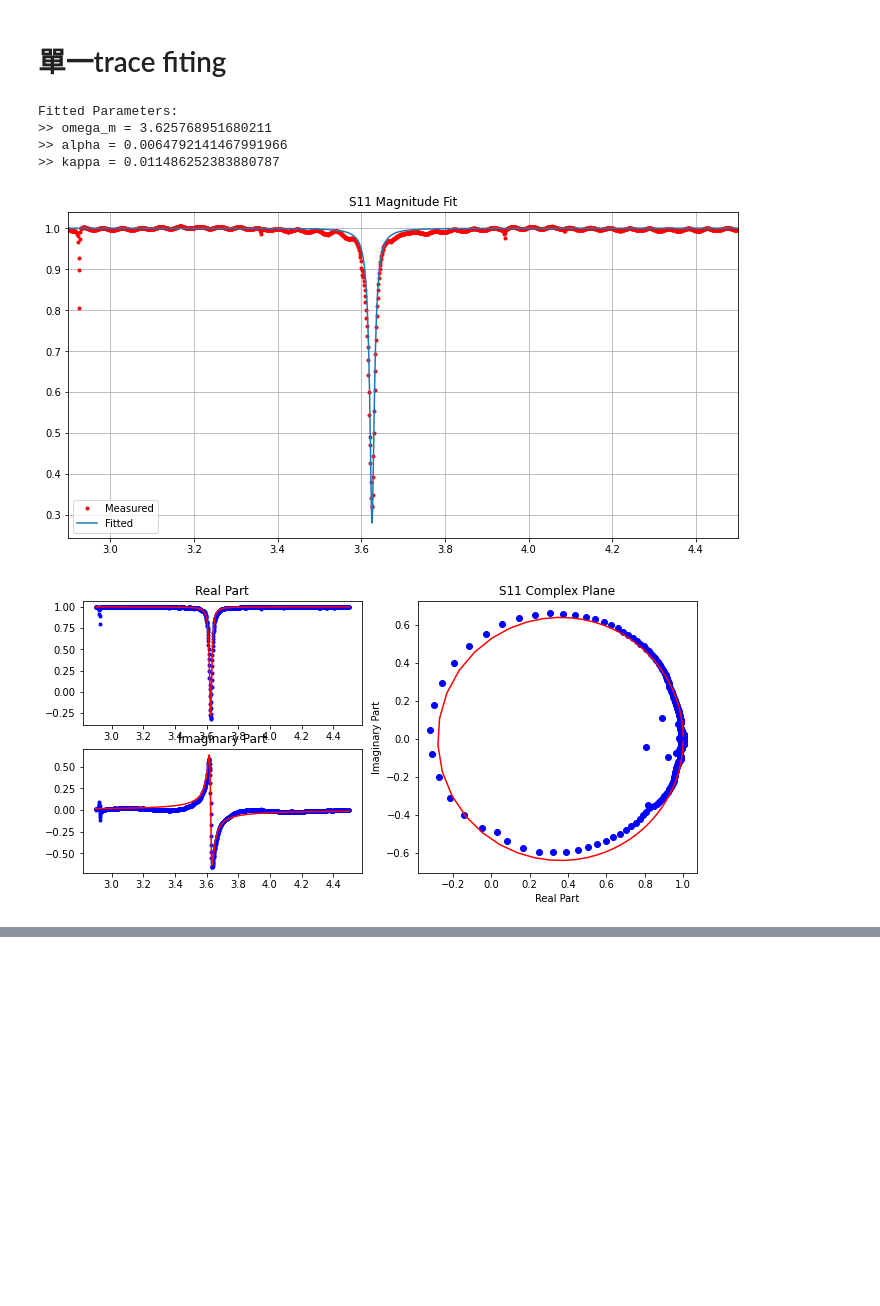
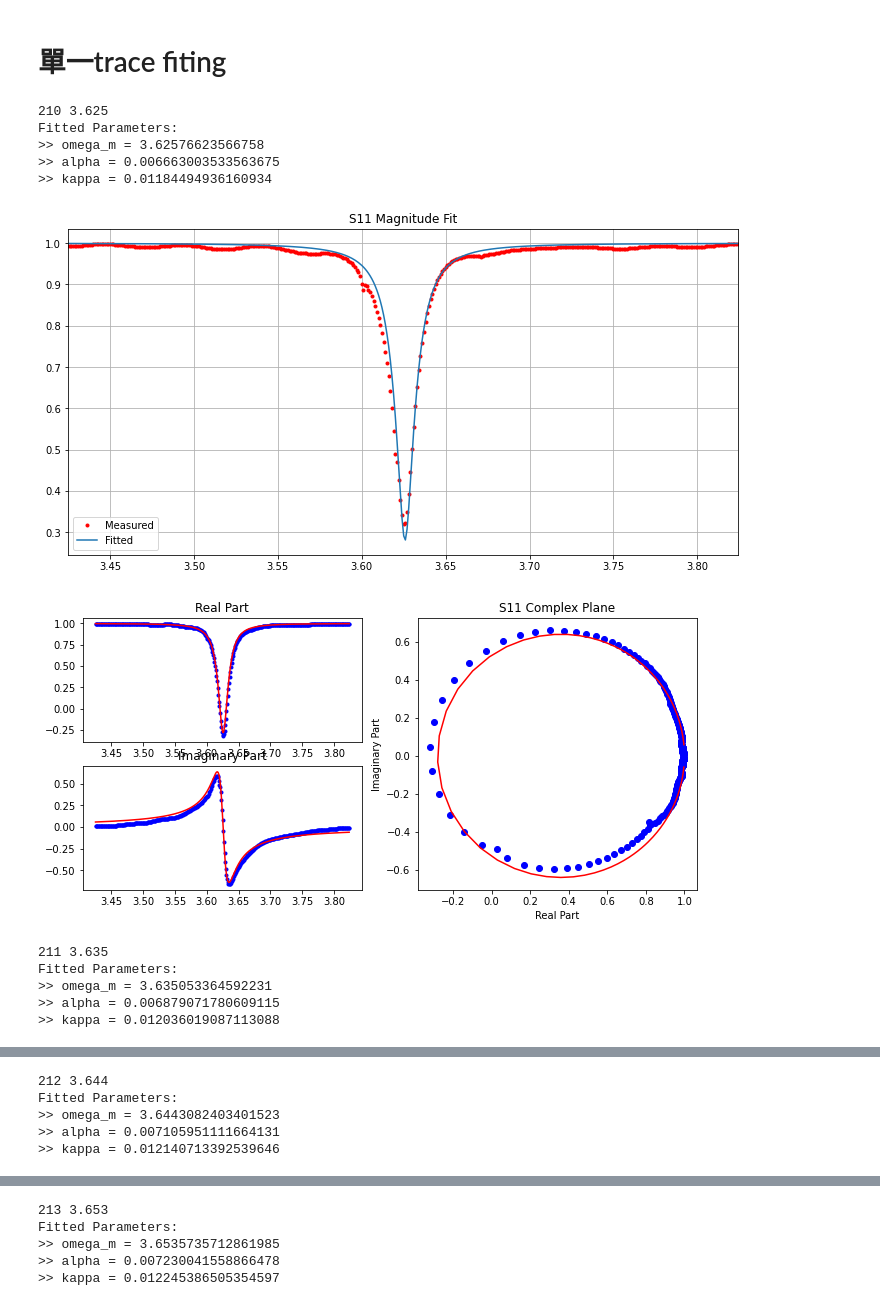
Before and after one commit to Nick1467/Mirror, a Jupyter notebook: work part/mirror_fit.ipynb, the cells around one changed output, grey strips where cells are left out. Drawn from its saved outputs; the diff is of its cells as text; code cells hidden in the pictures; blank space fills up the shorter version.

```diff
--- a/work part/mirror_fit.ipynb
+++ b/work part/mirror_fit.ipynb
@@ -115,0 +112,18 @@ def get_dip(s_data):
+# %%
+def get_dip(s_data):
+    dip_p = np.argmin(s_data)
+    return dip_p
+
+trace_no = 210
+for trace_no in range(210, 220):
+    dip_p = get_dip(np.abs(data[:, trace_no:trace_no+1]))
+    print(trace_no, frq[dip_p]/1e+9)
+    screen_p = slice(dip_p-200, dip_p+200)
+    plt.plot(frq[screen_p]/1e+9, abs( data[screen_p, trace_no:trace_no+1]), 'r .')
+    #plt.ylim(0,0.08)
+    plt.xlabel( 'frequency / GHz')
+    plt.ylabel('$|S_{21}|$')
+    plt.show()
+
+
+print(screen)
@@ -123,6 +151,7 @@ import inspect
 
 # Constants
 pi = np.pi
+
 
 def s11(omega, omega_m, alpha, kappa):
     """
@@ -198,36 +227,48 @@ def switch_mode(mode, frequencies, measured_s11, initial_guess):
     """
     if mode == "set":
         print("Initial Coefficients:")
         for name, value in zip(["omega_m", "alpha", "kappa"], initial_guess):
             print(f">> {name} = {value}")
         s11_fit = s11(frequencies, *initial_guess)
         plot_results(frequencies, measured_s11, s11_fit)
     elif mode == "fit":
         coeffs = fit_s11(frequencies, measured_s11, initial_guess)
         s11_fit = s11(frequencies, *coeffs)
         plot_results(frequencies, measured_s11, s11_fit)
     else:
         print("Invalid mode. Use 'set' or 'fit'.")
 
 def main():
     """
     Main execution function.
     """
     global frq, data, screen
     f_used = frq[screen] / 1e9
     s11_used = data[screen, trace_no: trace_no+1].ravel()
 
     initial_guess = np.array([3.6, 0.0042, 0.0063])  # Initial parameter estimates
 
     # Switch mode here: "set" for initial coefficients, "fit" for fitting
     mode = "fit"
     switch_mode(mode, f_used, s11_used, initial_guess)
 
-main()
+trace_no = 210
+for trace_no in range(210, 220):
+    dip = get_dip(np.abs(data[:, trace_no:trace_no+1]))
+    frq_dip = frq[dip]
+    print(trace_no, frq_dip/1e+9)
+    screen = slice(dip-200, dip+200)
+    main()
 # %% [output]
+210 3.625
 Fitted Parameters:
->> omega_m = 3.625768951680211
->> alpha = 0.0064792141467991966
->> kappa = 0.011486252383880787
+>> omega_m = 3.62576623566758
+>> alpha = 0.006663003533563675
+>> kappa = 0.01184494936160934
-[figure, old version]
+[figure, new version]
-[figure, old version]
+[figure, new version]
+211 3.635
+Fitted Parameters:
+>> omega_m = 3.635053364592231
+>> alpha = 0.006879071780609115
+>> kappa = 0.012036019087113088
@@ -233,0 +277,5 @@ Fitted Parameters:
+212 3.644
+Fitted Parameters:
+>> omega_m = 3.6443082403401523
+>> alpha = 0.007105951111664131
+>> kappa = 0.012140713392539646
@@ -233,0 +284,5 @@ Fitted Parameters:
+213 3.653
+Fitted Parameters:
+>> omega_m = 3.6535735712861985
+>> alpha = 0.007230041558866478
+>> kappa = 0.012245386505354597
```
Also changed, not shown: parts of 4 cells of this notebook, 3 other files.
